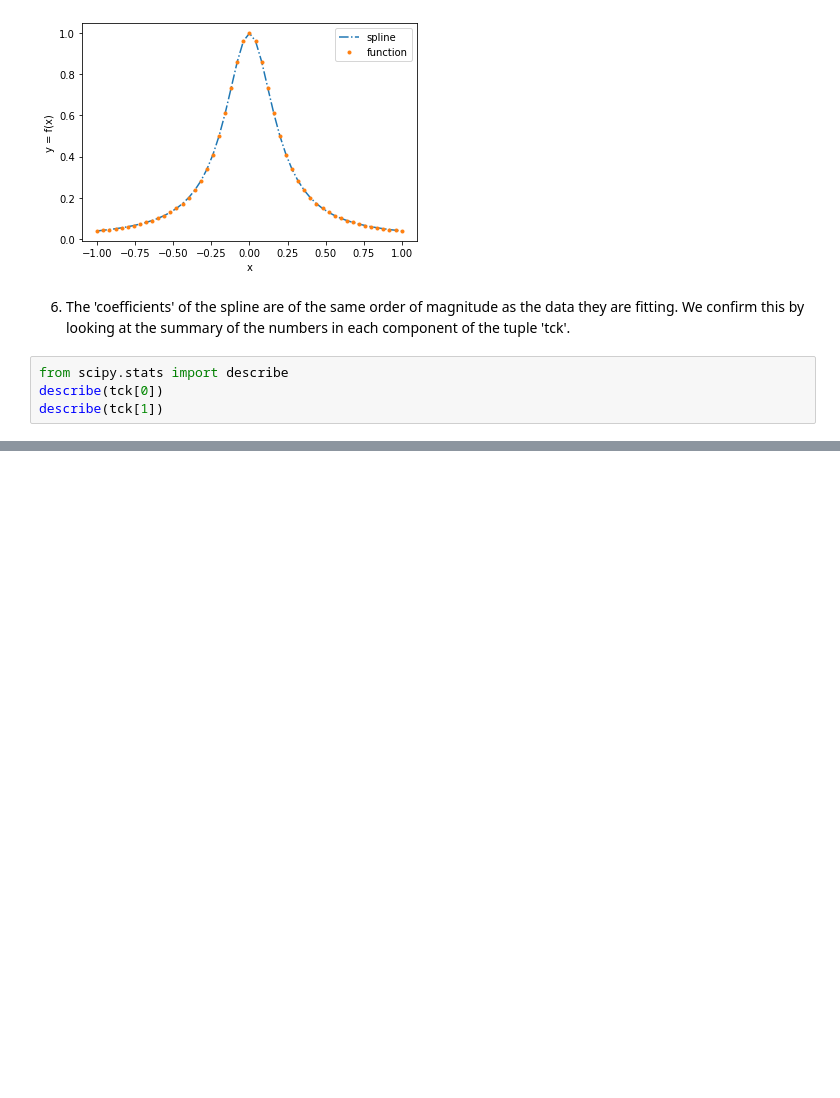
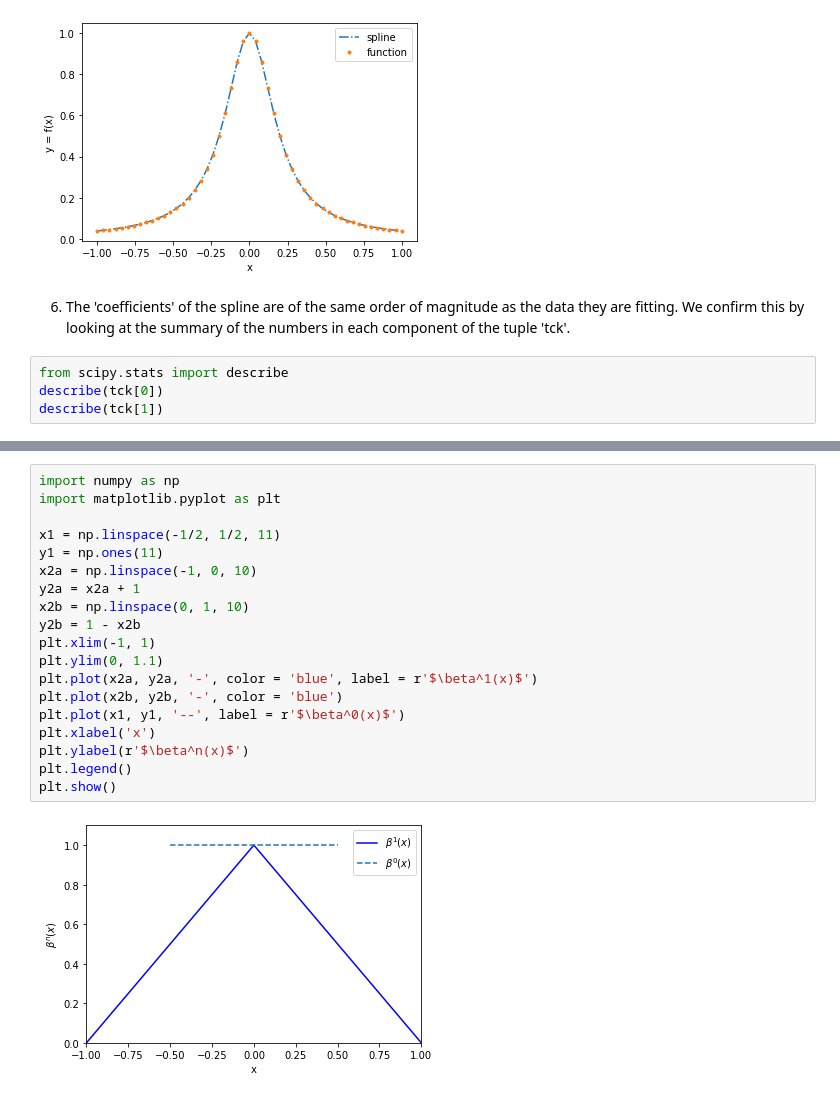
Before and after one commit to amey-joshi/am, a Jupyter notebook: p3/sample_v2.ipynb, the cells around one changed output, grey strips where cells are left out. Saved outputs shown, nothing was run; the diff lists cells and outputs as text; blank space fills up the shorter version.

```diff
--- a/p3/sample_v2.ipynb
+++ b/p3/sample_v2.ipynb
@@ -186,0 +189,21 @@ The numbers $y_k$ form a sequence of numbers. Note that the set $\mathcal{B} = \
+# %%
+import numpy as np
+import matplotlib.pyplot as plt
+
+x1 = np.linspace(-1/2, 1/2, 11)
+y1 = np.ones(11)
+x2a = np.linspace(-1, 0, 10)
+y2a = x2a + 1
+x2b = np.linspace(0, 1, 10)
+y2b = 1 - x2b
+plt.xlim(-1, 1)
+plt.ylim(0, 1.1)
+plt.plot(x2a, y2a, '-', color = 'blue', label = r'$\beta^1(x)$')
+plt.plot(x2b, y2b, '-', color = 'blue')
+plt.plot(x1, y1, '--', label = r'$\beta^0(x)$')
+plt.xlabel('x')
+plt.ylabel(r'$\beta^n(x)$')
+plt.legend()
+plt.show()
+# %% [output]
+[figure, added]
```
Also changed, not shown: parts of 2 cells of this notebook.
